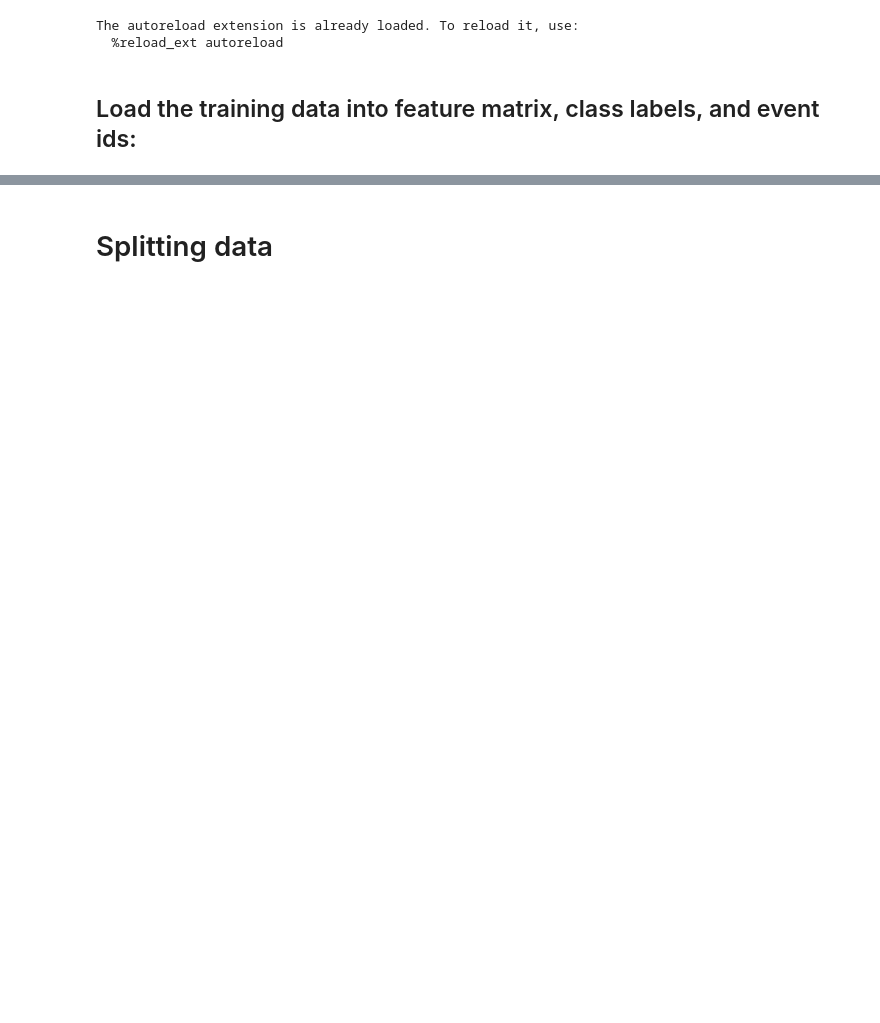
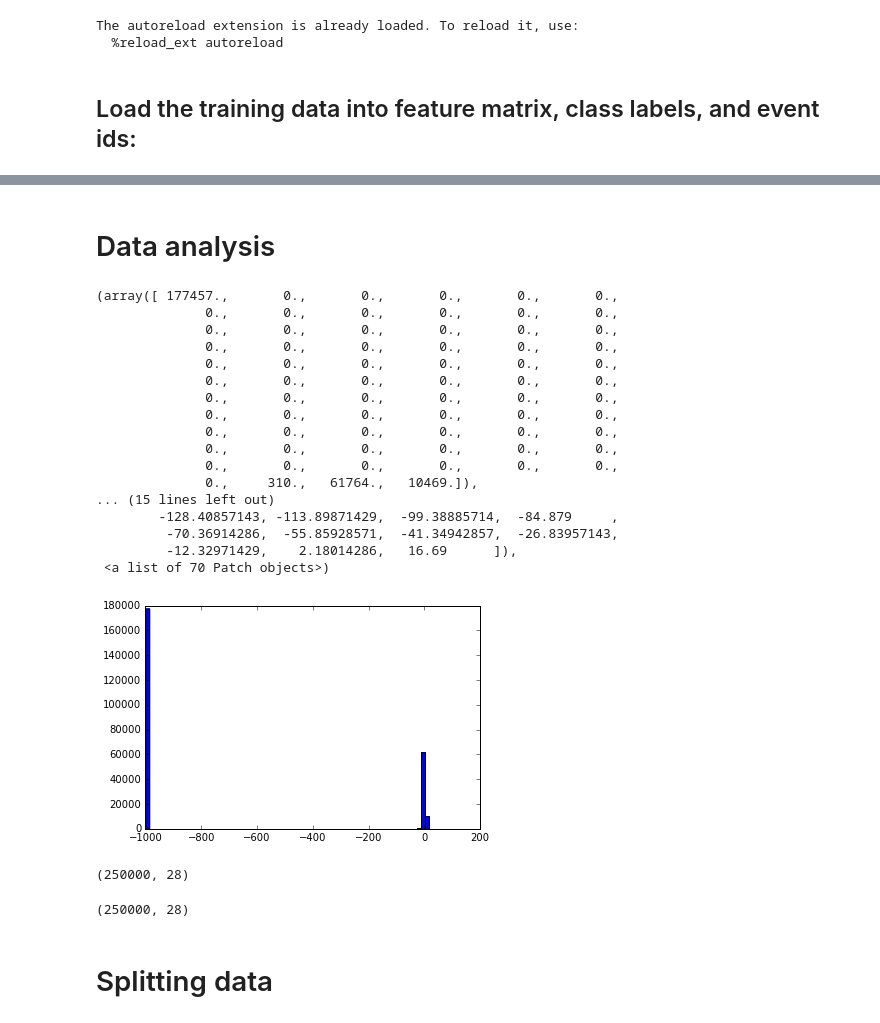
Before and after one commit to deatinor/MachineLearningP1, a Jupyter notebook: scripts/project1.ipynb, the cells around one changed output, grey strips where cells are left out. Cells and saved outputs as stored; diff of their text form; code cells hidden in the pictures; blank space fills up the shorter version.

Commit message:
Added some analysis

```diff
--- a/scripts/project1.ipynb
+++ b/scripts/project1.ipynb
@@ -15,5 +15,5 @@ The autoreload extension is already loaded. To reload it, use:
 # %%
 from proj1_helpers import *
 DATA_TRAIN_PATH = '../../train.csv' # TODO: download train data and supply path here
-y, tX, ids = load_csv_data(DATA_TRAIN_PATH,sub_sample=True)
+y, tX_starting, ids = load_csv_data(DATA_TRAIN_PATH,sub_sample=False)
 # %%
@@ -20,0 +92,33 @@ tX[tX==-999]=0
+# %% [markdown]
+# Data analysis
+# %%
+plt.hist(tX_starting[:,6],bins=70)
+# %% [output]
+(array([ 177457.,       0.,       0.,       0.,       0.,       0.,
+              0.,       0.,       0.,       0.,       0.,       0.,
+              0.,       0.,       0.,       0.,       0.,       0.,
+              0.,       0.,       0.,       0.,       0.,       0.,
+              0.,       0.,       0.,       0.,       0.,       0.,
+              0.,       0.,       0.,       0.,       0.,       0.,
+              0.,       0.,       0.,       0.,       0.,       0.,
+              0.,       0.,       0.,       0.,       0.,       0.,
+              0.,       0.,       0.,       0.,       0.,       0.,
+              0.,       0.,       0.,       0.,       0.,       0.,
+              0.,       0.,       0.,       0.,       0.,       0.,
+              0.,     310.,   61764.,   10469.]),
+... (15 lines left out)
+        -128.40857143, -113.89871429,  -99.38885714,  -84.879     ,
+         -70.36914286,  -55.85928571,  -41.34942857,  -26.83957143,
+         -12.32971429,    2.18014286,   16.69      ]),
+ <a list of 70 Patch objects>)
+[figure, added]
+# %%
+drop_columns=[]
+for i in range(tX_starting.shape[1]):
+    coeff=np.corrcoef(y,tX_starting[:,i])[0,1]
+    if abs(coeff)<0.003:
+        drop_columns.append(i)
+tX=np.delete(tX_starting,drop_columns,axis=1)
+tX.shape
+# %% [output]
+(250000, 28)
@@ -21,3 +132,7 @@ tX[tX==-999]=0
+# %%
+tX.shape
+# %% [output]
+(250000, 28)
 # %% [markdown]
 # Splitting data
 # %%
```
Also changed, not shown: parts of 21 cells of this notebook.
